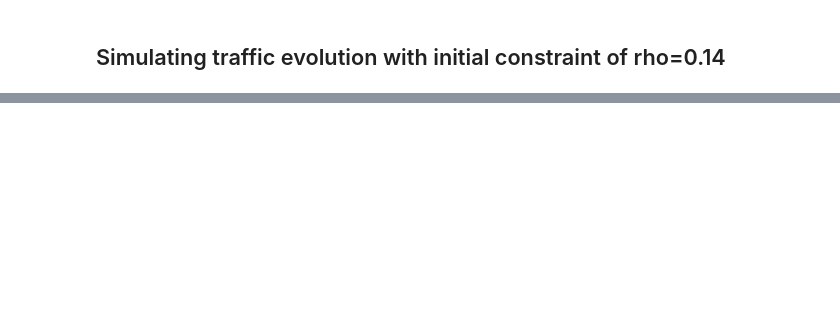
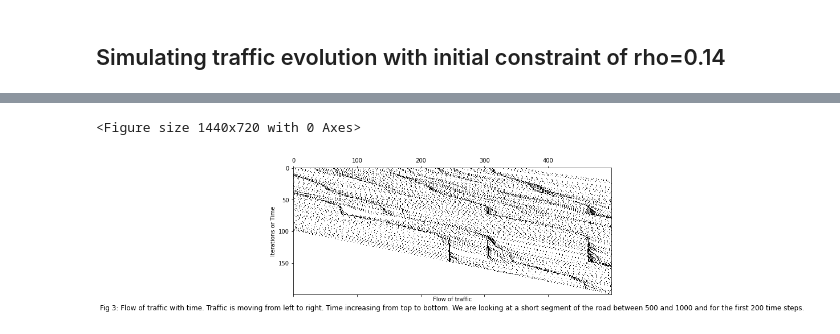
Before and after one commit to revanthp/emerging_traffic_patterns, a Jupyter notebook: emergent_traffic_patterns.ipynb, the cells around one changed output, grey strips where cells are left out. Drawn from its saved outputs; the diff is of its cells as text; code cells hidden in the pictures; blank space fills up the shorter version.

```diff
--- a/emergent_traffic_patterns.ipynb
+++ b/emergent_traffic_patterns.ipynb
@@ -182,0 +243,16 @@ plt.show()
+# %%
+title_text = """Fig {}: Flow of traffic with time. \
+Traffic is moving from left to right. \
+Time increasing from top to bottom. \
+We are looking at a short segment of the road between 500 and 1000 \
+and for the first 200 time steps.""".format(3)
+
+plt.figure(figsize=(20, 10))
+plt.matshow(road_history[:200, 500:1000], cmap='Greys')
+plt.xlabel('Flow of traffic')
+plt.ylabel('Iterations or Time')
+plt.title(title_text, y=-.15)
+plt.show()
+# %% [output]
+<Figure size 1440x720 with 0 Axes>
+[figure, added]
```
Also changed, not shown: parts of 13 cells of this notebook.
